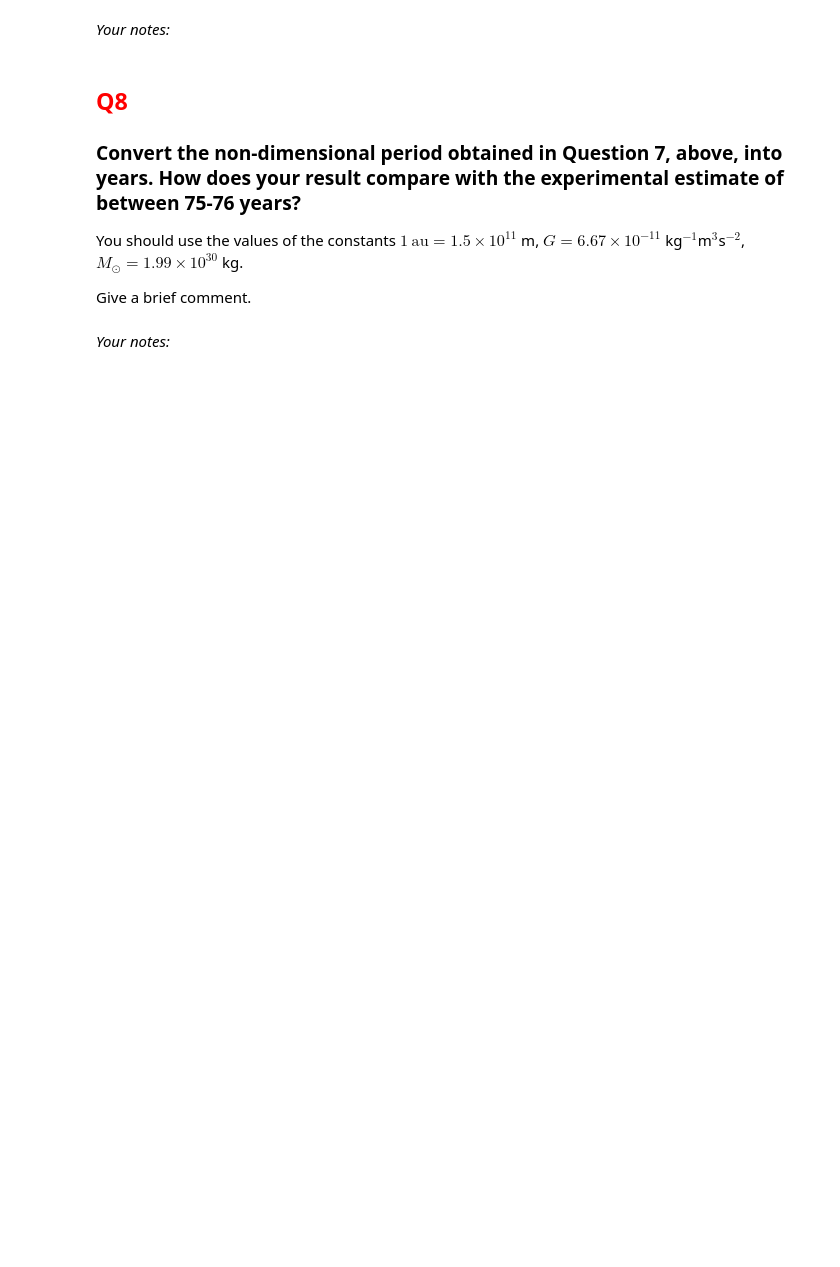
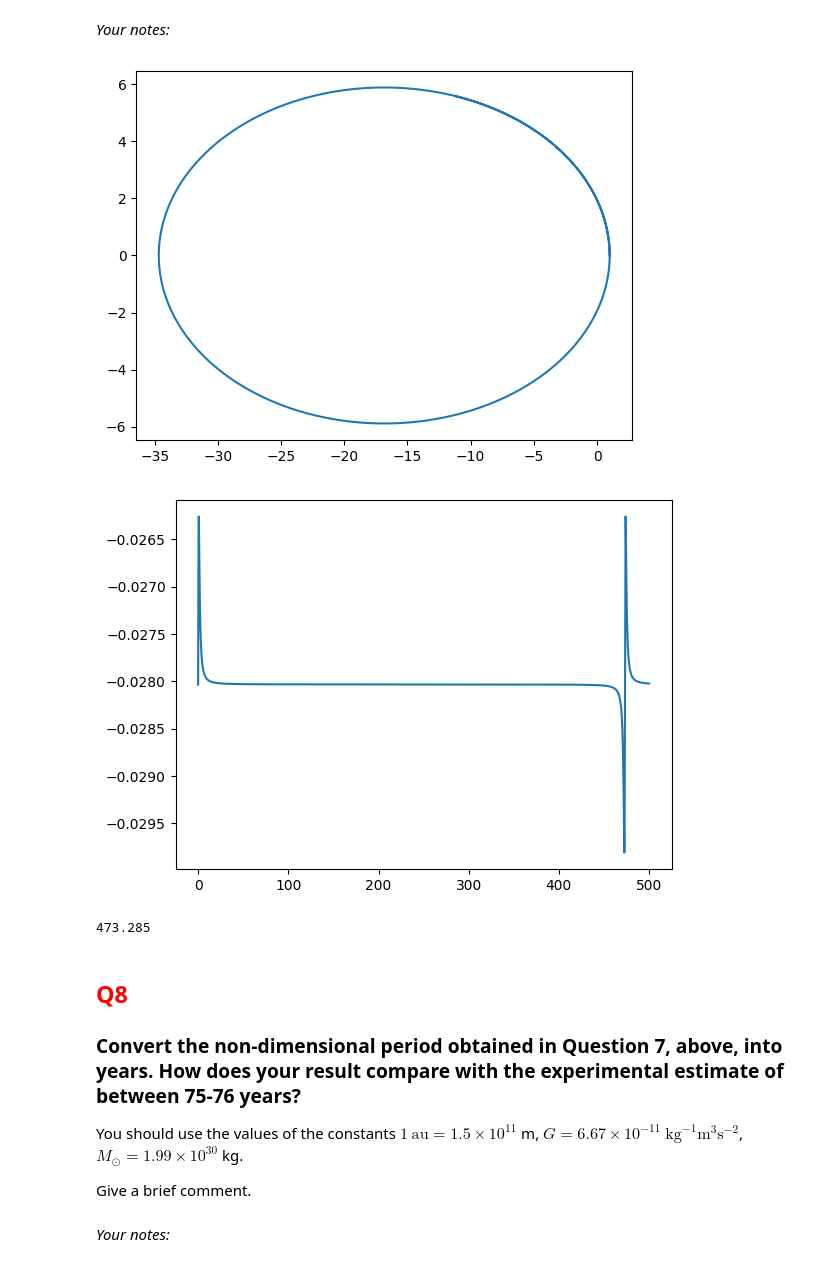
Before and after one commit to OliverRedhead/PHYS3934_CompPhys, a Jupyter notebook: Labs/Lab2/Lab2.ipynb, the cells around one changed output. Drawn from its saved outputs; the diff is of its cells as text; code cells hidden in the pictures; blank space fills up the shorter version.

```diff
--- a/Labs/Lab2/Lab2.ipynb
+++ b/Labs/Lab2/Lab2.ipynb
@@ -375,0 +382,3 @@ Hint: It will be helpful to retain your calculation for $v_1$ to full precision
+# %%
+v_1 = np.sqrt(2 - 1/17.834)
+print(v_1)
@@ -387,8 +490,31 @@ Estimate the non-dimensional period $P$ of the motion based on your numerical re
+# %%
+initial_pos = np.array([1, 0])
+initial_vel = np.array([0, v_1])
+tau = 0.005
+T = 500
+
+verlet, analytic, time, energy, r_from_sun, speed_vals = kepler_verlet(initial_pos, initial_vel, tau, T)
+
+plt.plot(*verlet.T)
+plt.show()
+
+plt.plot(time, energy)
+plt.show()
+# %% [output]
+[figure, added]
+[figure, added]
+# %%
+# print(np.max(energy))
+i = np.argwhere(energy > -0.026261131)
+P = (time[i[1]] - time[i[0]])[0]
+print(P)
+# %% [output]
+473.285
 # %% [markdown]
 ## <span style="color:red">Q8</span>
 ### Convert the non-dimensional period obtained in Question 7, above, into years. How does your result compare with the experimental estimate of between 75-76 years?
 
-You should use the values of the constants $1~\text{au}=1.5\times 10^{11}$ m, $G = 6.67\times 10^{-11}$ kg$^{-1}$m$^3$s$^{-2}$, $M_{\odot}=1.99\times 10^{30}$ kg.
+You should use the values of the constants $1~\text{au}=1.5\times 10^{11}$ m, $G = 6.67\times 10^{-11}$ $\text{kg}^{-1}\text{m}^3\text{s}^{-2}$, $M_{\odot}=1.99\times 10^{30}$ kg.
 
 Give a brief comment.
 # %% [markdown]
```
Also changed, not shown: parts of 10 cells of this notebook.
